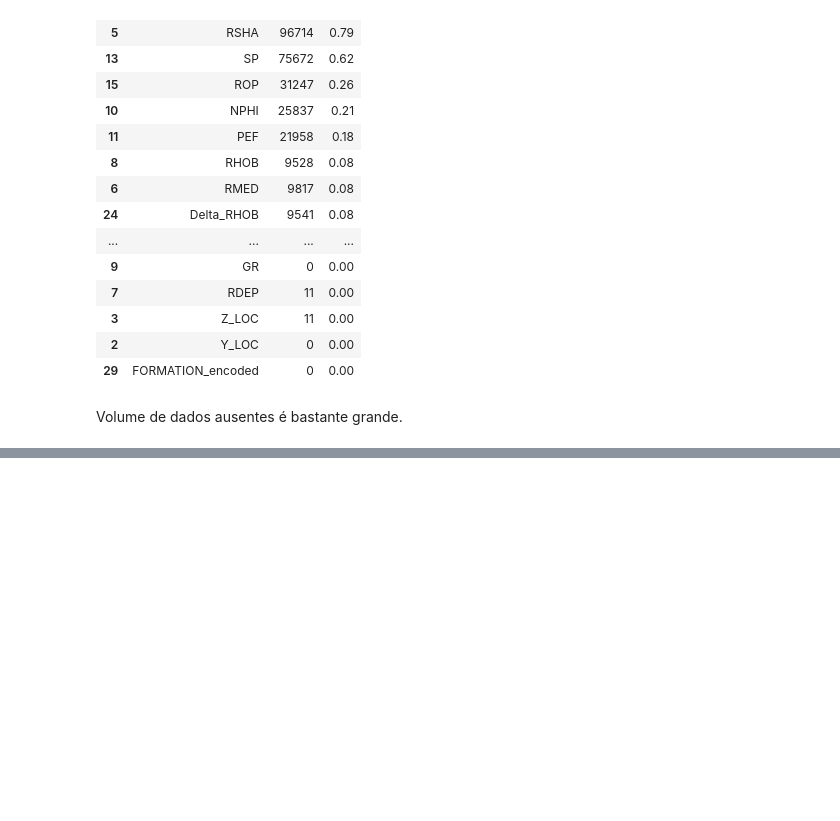
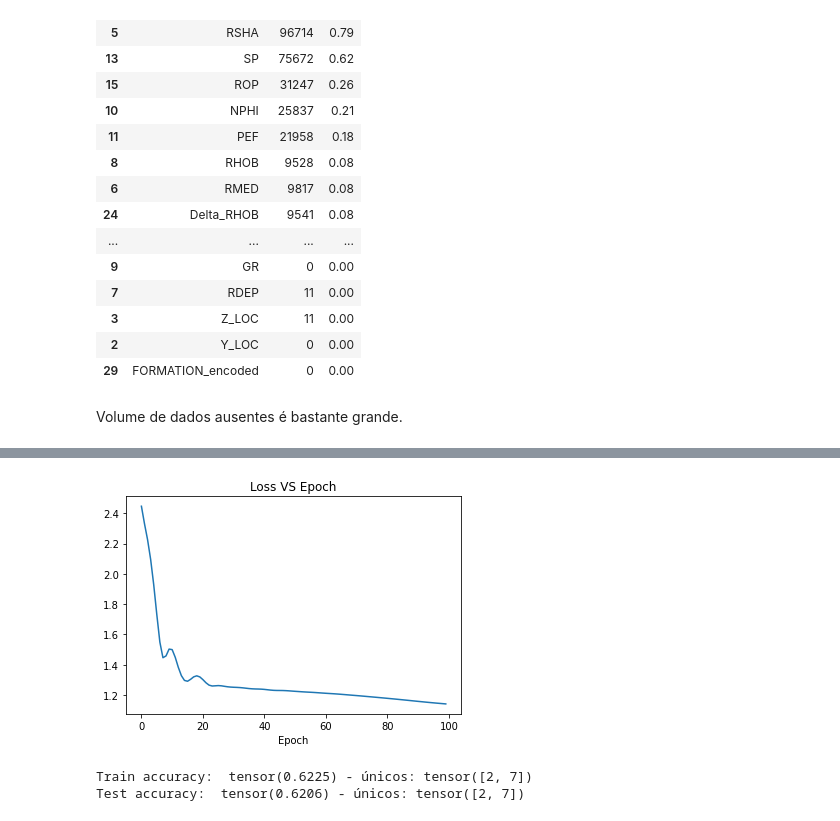
Before and after one commit to jopapo/pos_datascience_redesneurais_tf, a Jupyter notebook: tf.ipynb, the cells around one changed output, grey strips where cells are left out. Saved outputs shown, nothing was run; the diff lists cells and outputs as text; code cells hidden in the pictures; blank space fills up the shorter version.

```diff
--- a/tf.ipynb
+++ b/tf.ipynb
@@ -1002,0 +1089,26 @@ df_lithology_clean_scaled
+# %%
+corr_fields3 = ['DEPTH_MD', 'X_LOC', 'Y_LOC', 'Z_LOC', 'CALI', 'RMED', 'RDEP', 'RHOB', 'GR', 'DTC', 'PEF', 'SP', 'BS', 'ROP', 'MUDWEIGHT', 'GROUP_encoded', 'FORMATION_encoded', 'Delta_Carbon_Index', 'Delta_RHOB', 'Delta_DTC', 'Carbon_Index', 'RMIC', 'DRHO']
+
+df_lithology_scaled[corr_fields3 + ['FORCE_2020_LITHOFACIES_LITHOLOGY_IDX']].corr().round(1)
+
+class ANN_v12(nn.Module):
+    def __init__(self):
+        super().__init__()
+        self.fc1 = nn.Linear(in_features=len(corr_fields3), out_features=len(corr_fields3)*2)
+        self.fc2 = nn.Linear(in_features=len(corr_fields3)*2, out_features=len(corr_fields3))
+        self.output = nn.Linear(in_features=len(corr_fields3), out_features=len(lithofacies))
+
+    def forward(self, x):
+        x = F.relu(self.fc1(x))
+        x = F.relu(self.fc2(x))
+        x = self.output(x)
+
+        return x
+
+# Treinando
+
+(X_train_14, X_test_14, y_train_14, y_test_14) = separate_datasets(df_lithology_scaled, categories=corr_fields3)
+
+# Teste com mais épocas pq atingiu um ótimo local
+model_v14 = train_model(ANN_v12, X_train=X_train_14, y_train=y_train_14)
+# %% [output]
@@ -1002,0 +1125,6 @@ df_lithology_clean_scaled
+[figure, added]
+# %%
+print_accuracy(model_v14, X_tr=X_train_14, y_tr=y_train_14, X_te=X_test_14, y_te=y_test_14)
+# %% [output]
+Train accuracy:  tensor(0.6225) - únicos: tensor([2, 7])
+Test accuracy:  tensor(0.6206) - únicos: tensor([2, 7])
```
Also changed, not shown: parts of 11 cells of this notebook, 2 other files.
